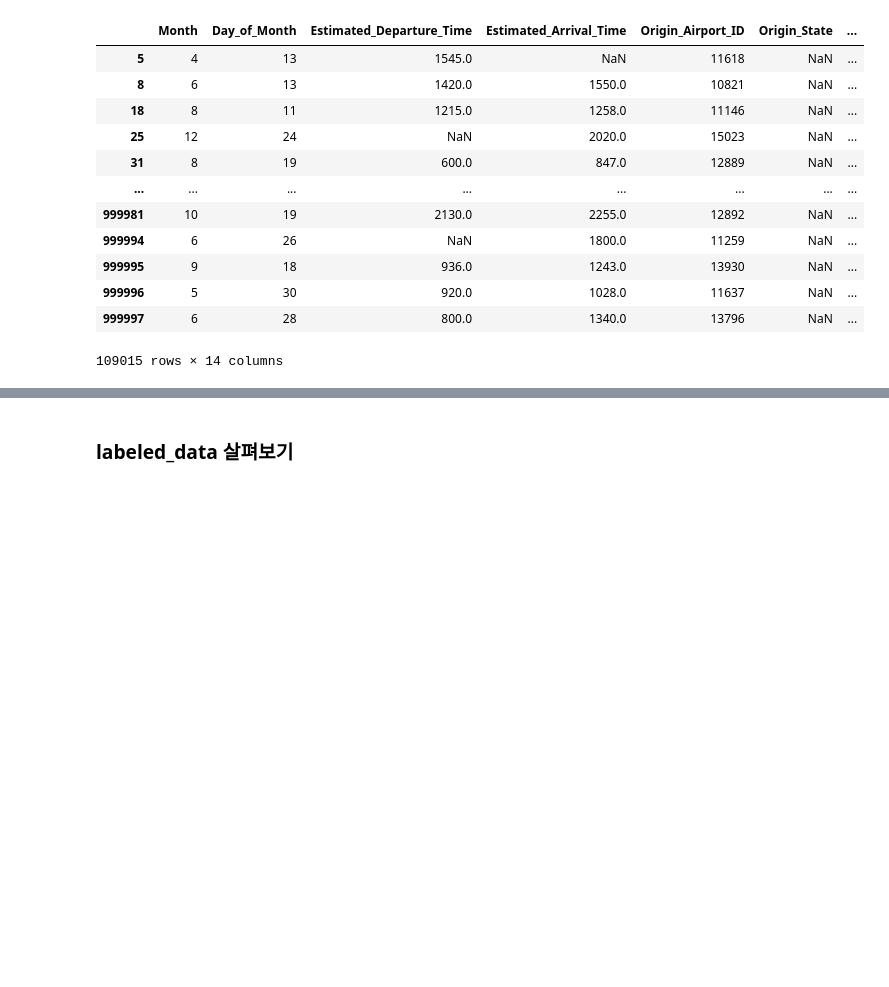
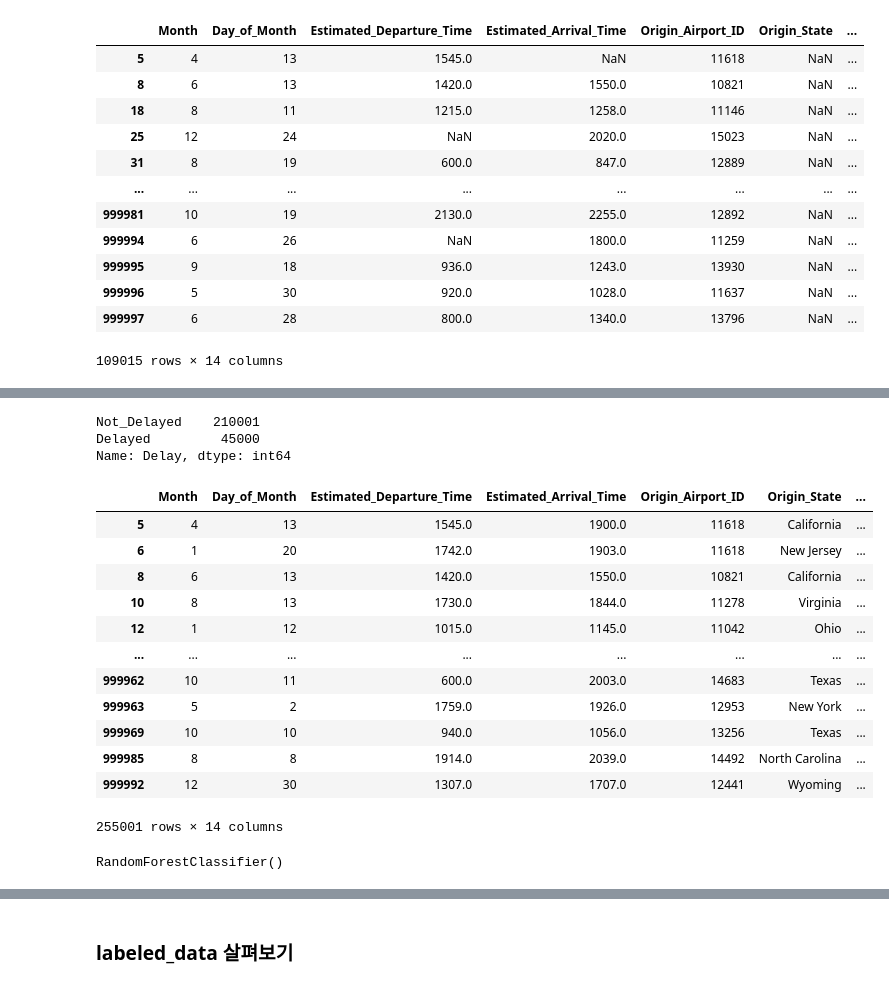
Before and after one commit to ParkGyuho/dacon_flight, a Jupyter notebook: 01.EDA.ipynb, the cells around one changed output, grey strips where cells are left out. Saved outputs shown, nothing was run; the diff lists cells and outputs as text; code cells hidden in the pictures; blank space fills up the shorter version.

```diff
--- a/01.EDA.ipynb
+++ b/01.EDA.ipynb
@@ -287,0 +315,2 @@ train.loc[train['Origin_State'].isna()]
+# %%
+imputer.fit(X_train)
@@ -287,0 +325,3 @@ train.loc[train['Origin_State'].isna()]
+# %%
+train_fillna = pd.DataFrame(imputer.transform(X_train),columns=X_train.columns,index=X_train.index)
+test_fillna = pd.DataFrame(imputer.transform(test), columns=test.columns, index=test.index)
@@ -287,0 +346,2 @@ train.loc[train['Origin_State'].isna()]
+# %%
+train_fillna['Delay'] = y_train
@@ -287,0 +357,25 @@ train.loc[train['Origin_State'].isna()]
+# %%
+train_fillna['Delay'].value_counts()
+# %% [output]
+Not_Delayed    210001
+Delayed         45000
+Name: Delay, dtype: int64
+# %%
+train = train_fillna.copy()
+test = test_fillna.copy()
+# %%
+train.dropna()
+# %% [output]
+|  | Month | Day_of_Month | Estimated_Departure_Time | Estimated_Arrival_Time | Origin_Airport_ID | Origin_State | ... |
+| 5 | 4 | 13 | 1545.0 | 1900.0 | 11618 | California | ... |
+| 6 | 1 | 20 | 1742.0 | 1903.0 | 11618 | New Jersey | ... |
+| 8 | 6 | 13 | 1420.0 | 1550.0 | 10821 | California | ... |
+| 10 | 8 | 13 | 1730.0 | 1844.0 | 11278 | Virginia | ... |
+| 12 | 1 | 12 | 1015.0 | 1145.0 | 11042 | Ohio | ... |
+| ... | ... | ... | ... | ... | ... | ... | ... |
+| 999962 | 10 | 11 | 600.0 | 2003.0 | 14683 | Texas | ... |
+| 999963 | 5 | 2 | 1759.0 | 1926.0 | 12953 | New York | ... |
+| 999969 | 10 | 10 | 940.0 | 1056.0 | 13256 | Texas | ... |
+| 999985 | 8 | 8 | 1914.0 | 2039.0 | 14492 | North Carolina | ... |
+| 999992 | 12 | 30 | 1307.0 | 1707.0 | 12441 | Wyoming | ... |
+255001 rows × 14 columns
@@ -287,0 +411,5 @@ train.loc[train['Origin_State'].isna()]
+# %%
+clf = RandomForestClassifier()
+clf.fit(train_x, train_y)
+# %% [output]
+RandomForestClassifier()
```
Also changed, not shown: parts of 24 cells of this notebook.
